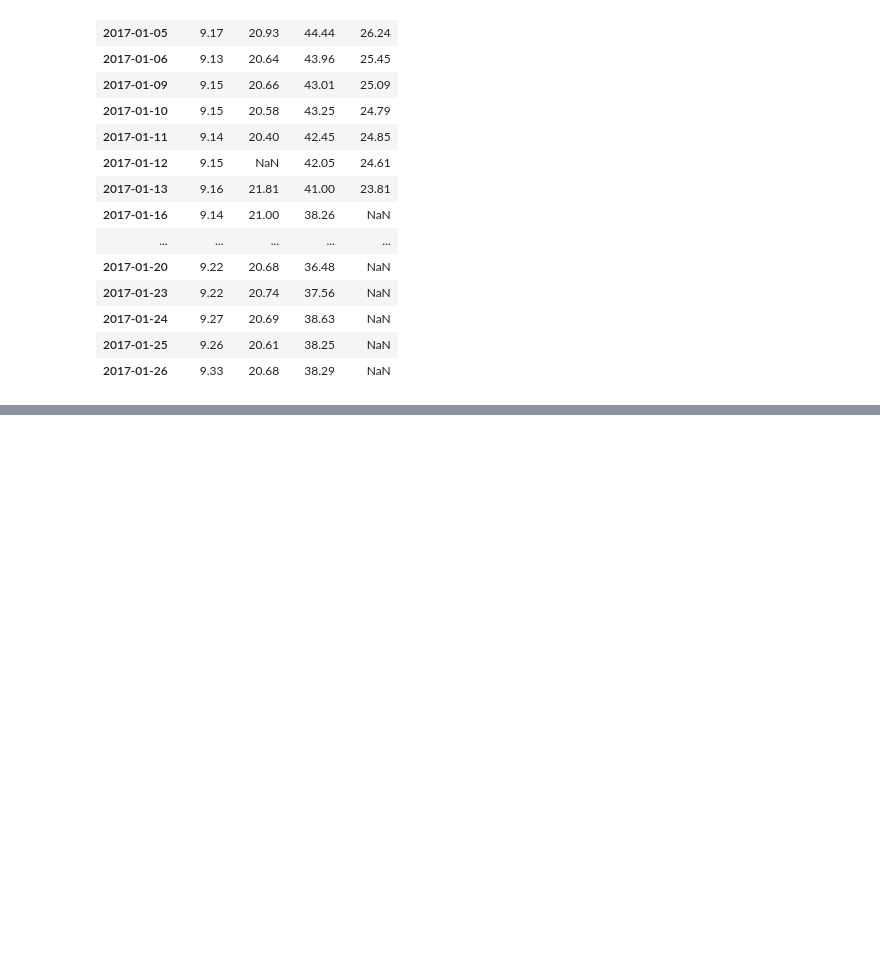
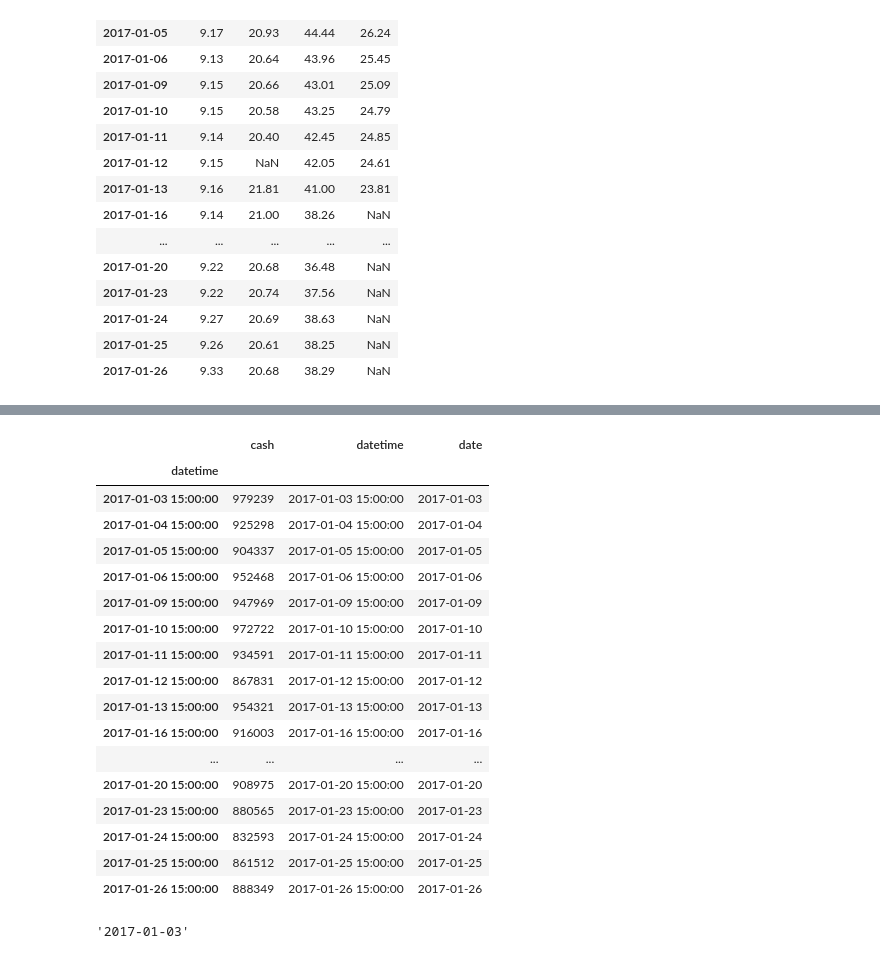
Before and after one commit to yutiansut/QUANTAXIS, a Jupyter notebook: jupyterexample/generate_trade.ipynb, the cells around one changed output, grey strips where cells are left out. Saved outputs shown, nothing was run; the diff lists cells and outputs as text; code cells hidden in the pictures; blank space fills up the shorter version.

```diff
--- a/jupyterexample/generate_trade.ipynb
+++ b/jupyterexample/generate_trade.ipynb
@@ -313,0 +365,21 @@ table
+# %%
+user.get_account(a_1).daily_cash
+# %% [output]
+|  | cash | datetime | date |
+| datetime |  |  |  |
+| 2017-01-03 15:00:00 | 979239 | 2017-01-03 15:00:00 | 2017-01-03 |
+| 2017-01-04 15:00:00 | 925298 | 2017-01-04 15:00:00 | 2017-01-04 |
+| 2017-01-05 15:00:00 | 904337 | 2017-01-05 15:00:00 | 2017-01-05 |
+| 2017-01-06 15:00:00 | 952468 | 2017-01-06 15:00:00 | 2017-01-06 |
+| 2017-01-09 15:00:00 | 947969 | 2017-01-09 15:00:00 | 2017-01-09 |
+| 2017-01-10 15:00:00 | 972722 | 2017-01-10 15:00:00 | 2017-01-10 |
+| 2017-01-11 15:00:00 | 934591 | 2017-01-11 15:00:00 | 2017-01-11 |
+| 2017-01-12 15:00:00 | 867831 | 2017-01-12 15:00:00 | 2017-01-12 |
+| 2017-01-13 15:00:00 | 954321 | 2017-01-13 15:00:00 | 2017-01-13 |
+| 2017-01-16 15:00:00 | 916003 | 2017-01-16 15:00:00 | 2017-01-16 |
+| ... | ... | ... | ... |
+| 2017-01-20 15:00:00 | 908975 | 2017-01-20 15:00:00 | 2017-01-20 |
+| 2017-01-23 15:00:00 | 880565 | 2017-01-23 15:00:00 | 2017-01-23 |
+| 2017-01-24 15:00:00 | 832593 | 2017-01-24 15:00:00 | 2017-01-24 |
+| 2017-01-25 15:00:00 | 861512 | 2017-01-25 15:00:00 | 2017-01-25 |
+| 2017-01-26 15:00:00 | 888349 | 2017-01-26 15:00:00 | 2017-01-26 |
@@ -313,0 +390,4 @@ table
+# %%
+data.index[0]
+# %% [output]
+'2017-01-03'
```
Also changed, not shown: parts of 17 cells of this notebook, 1 other file.
